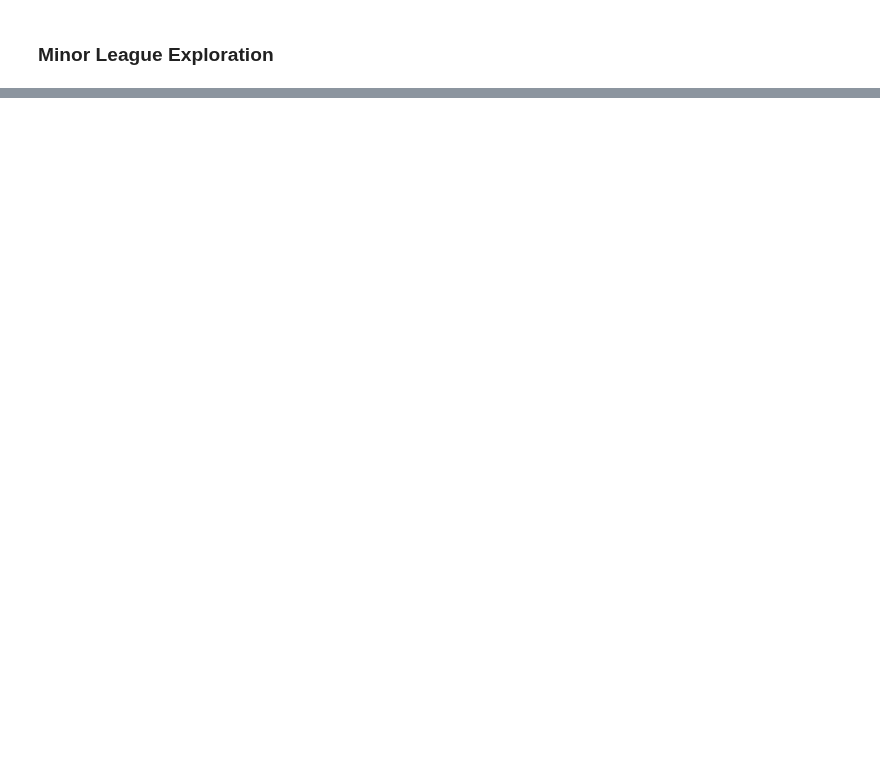
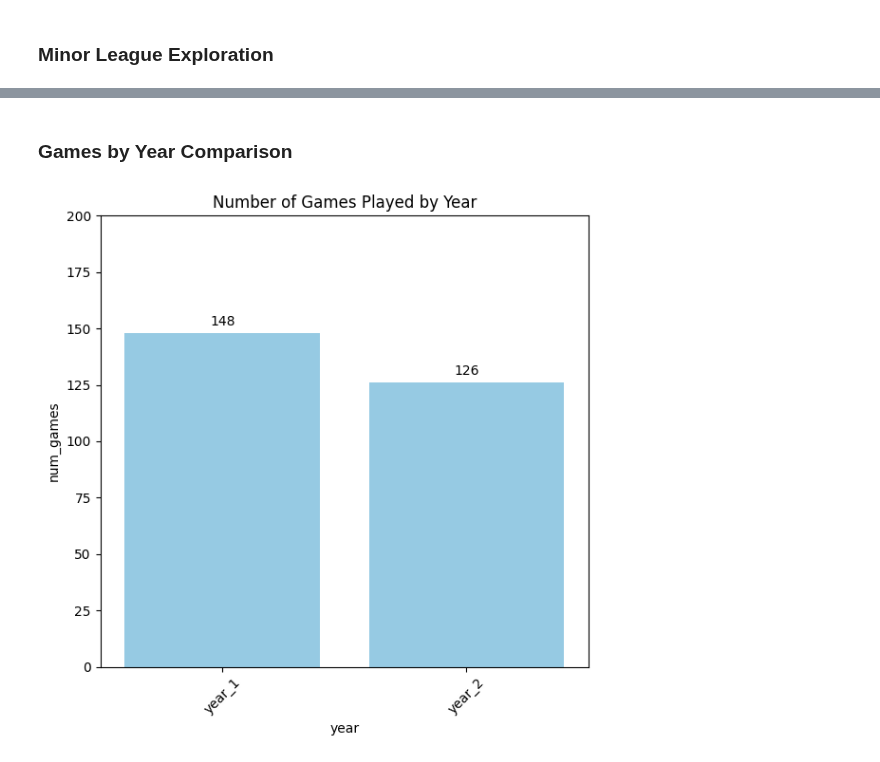
Before and after one commit to d2osborn/SMTChallenge2025, a Jupyter notebook: Team15-eda.ipynb, the cells around one changed output, grey strips where cells are left out. Drawn from its saved outputs; the diff is of its cells as text; code cells hidden in the pictures; blank space fills up the shorter version.

```diff
--- a/Team15-eda.ipynb
+++ b/Team15-eda.ipynb
@@ -1575,0 +1570,16 @@ NameError: name 'pd' is not defined
+# %% [markdown]
+### Games by Year Comparison
+# %%
+num_games_year = game_events.groupby('year')['game_str'].nunique().reset_index()
+num_games_year.columns = ['year', 'num_games']
+plt.figure(figsize=(6, 6))
+ax = sns.barplot(data=num_games_year, x='year', y='num_games', color='#89CFF0')
+for i, row in num_games_year.iterrows():
+    ax.text(i, row['num_games'] + 2, str(row['num_games']), ha='center', va='bottom', fontsize=10)
+plt.title('Number of Games Played by Year')
+plt.xticks(rotation=45)
+plt.ylim(0, 200)
+plt.tight_layout()
+plt.show()
+# %% [output]
+[figure, added]
```
Also changed, not shown: parts of 47 cells of this notebook.
